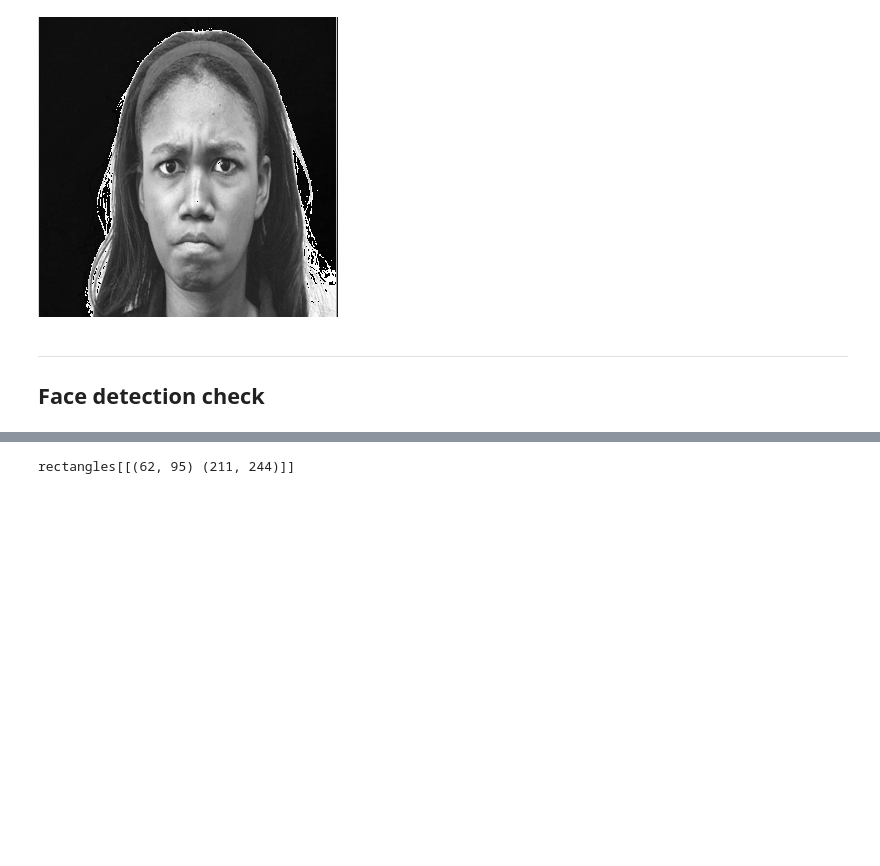
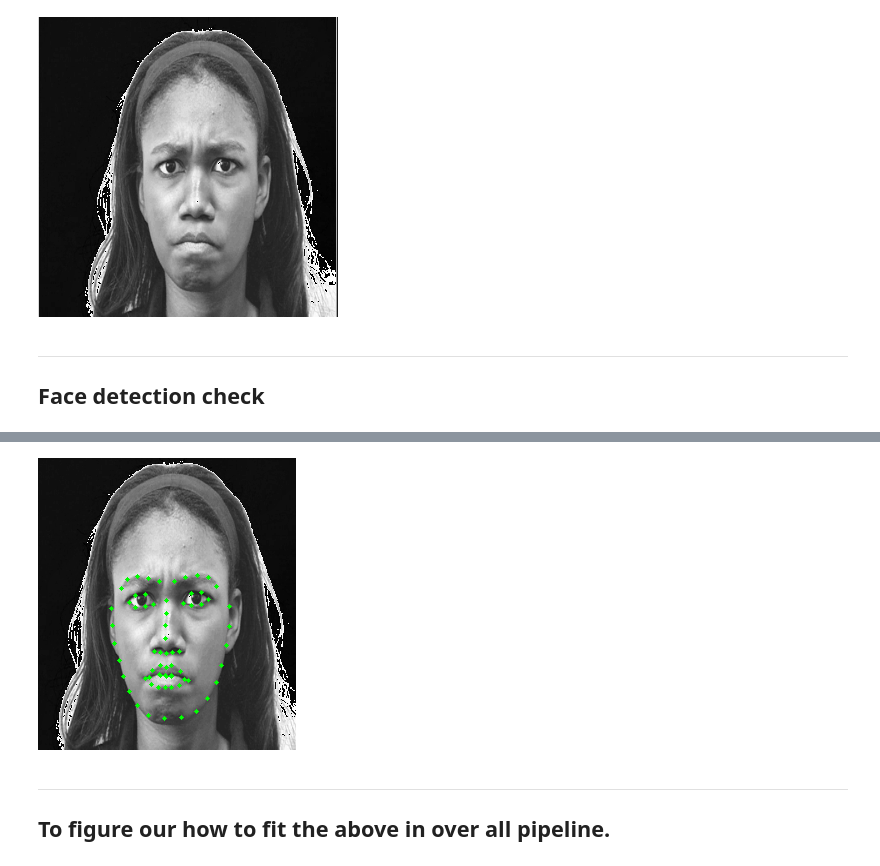
Before and after one commit to ysurs/FER-from-static-images, a Jupyter notebook: check.ipynb, the cells around one changed output, grey strips where cells are left out. Drawn from its saved outputs; the diff is of its cells as text; code cells hidden in the pictures; blank space fills up the shorter version.

Commit message:
landmark annotation checked

```diff
--- a/check.ipynb
+++ b/check.ipynb
@@ -78,4 +78,7 @@ torch.Size([292, 258, 3])
 # %%
-preprocessing_object.landmark_annotation(np.array(face))
+preprocessing_object.landmark_annotation(face)
 # %% [output]
-rectangles[[(62, 95) (211, 244)]]
+[figure, added]
+# %% [markdown]
+*****
+## To figure our how to fit the above in over all pipeline.
```
Also changed, not shown: parts of 5 cells of this notebook.
